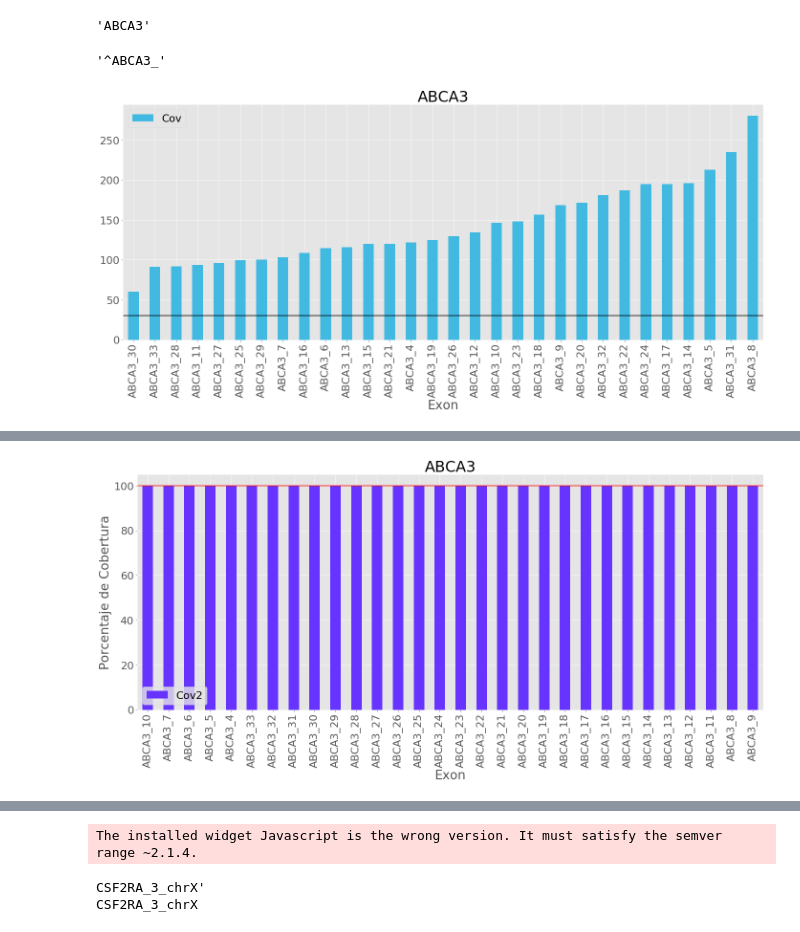
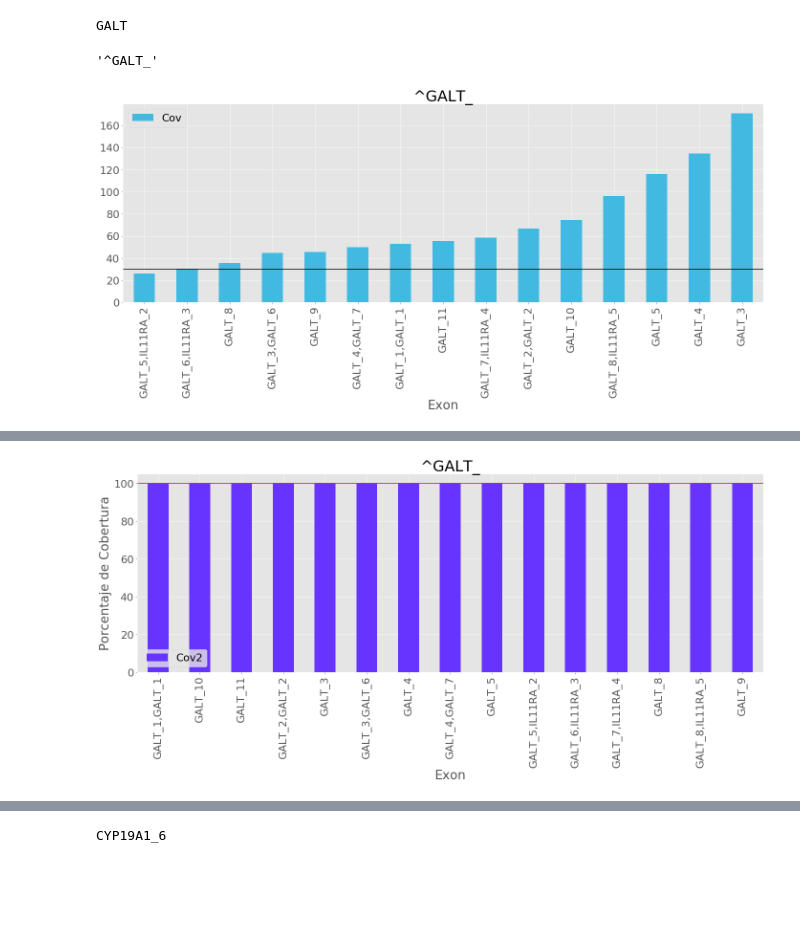
Before and after one commit to jevelezse/omicas, a Jupyter notebook: cobertura.ipynb, the cells around one changed output, grey strips where cells are left out. Drawn from its saved outputs; the diff is of its cells as text; code cells hidden in the pictures; blank space fills up the shorter version.

```diff
--- a/cobertura.ipynb
+++ b/cobertura.ipynb
@@ -73,6 +123,8 @@ g = [x.strip(' ') for x in g]
 #g
 # %%
 todos = df[df['Exon'].str.contains('|'.join(g))]
+# %%
+todos = df[df['Exon'].str.contains('ABCA1')]
 # %%
 #todos
 # %%
@@ -100,4 +170,0 @@ len(genes)
-# %%
-str(text.value)
-# %% [output]
-'ABCA3'
@@ -106,6 +171,11 @@ t = str(text.value)
+# %%
+n = raw_input()
+# %% [output]
+GALT
 # %%
+t = str(n)
 gen ='^'+t + '_'
 gen
 # %% [output]
-'^ABCA3_'
+'^GALT_'
 # %%
@@ -119,41 +189,29 @@ def grafico_media():
     return x2
 # %%
-j = grafico_media()
+j = grafico_media(gen)
 # %% [output]
-[figure, old version]
+[figure, new version]
 # %%
 cf.set_config_file(offline=False, world_readable=True, theme='ggplot')
 j.iplot(kind='bar',color = [('#41b9e1')], yTitle='Número de lecturas', xTitle='Exón')
 # %% [output]
 [interactive output not drawn]
 # %%
-def porcentaje_cobertura():
-    s = todos[todos['Exon'].str.contains(gen)]
+def porcentaje_cobertura(l):
+    s = todos[todos['Exon'].str.contains(l)]
     s_1 = s[['Cov2','Exon']].groupby('Exon').mean()*100
     y1 = s_1.sort_values('Cov2', ascending= True)
-    plot = y1.plot(kind="bar",figsize=(20, 10), title = t ,color = [('#6633FF')],);plt.axhline(100, color='r');
+    plot = y1.plot(kind="bar",figsize=(20, 10), title = l ,color = [('#6633FF')],);plt.axhline(100, color='r');
     fig = plot.get_figure()
     plot.set(xlabel="Exon", ylabel="Porcentaje de Cobertura")
-    fig.savefig(gen + "AP.png", bbox_inches=0)
+    fig.savefig(l + "AP.png", bbox_inches=0)
     return y1
 # %%
-r = porcentaje_cobertura()
+r = porcentaje_cobertura(gen)
 # %% [output]
-[figure, old version]
+[figure, new version]
 # %%
 cf.set_config_file(offline=False, world_readable=True, theme='ggplot')
 r.iplot(kind='bar',color = [('#4B088A')], yTitle='Porcentaje de cobertura', xTitle='Exón')
 # %% [output]
 [interactive output not drawn]
-# %%
-text = widgets.Text(description="Exon:")
-display(text)
-
-def exon(sender):
-    print(text.value)
-
-e = text.on_submit(exon)
-# %% [output]
-The installed widget Javascript is the wrong version. It must satisfy the semver range ~2.1.4.
-CSF2RA_3_chrX'
-CSF2RA_3_chrX
@@ -162,3 +218,7 @@ exon = str(text.value)
+# %%
+exon = raw_input()
+# %% [output]
+CYP19A1_6
 # %%
 exon
 # %% [output]
```
Also changed, not shown: parts of 26 cells of this notebook.
